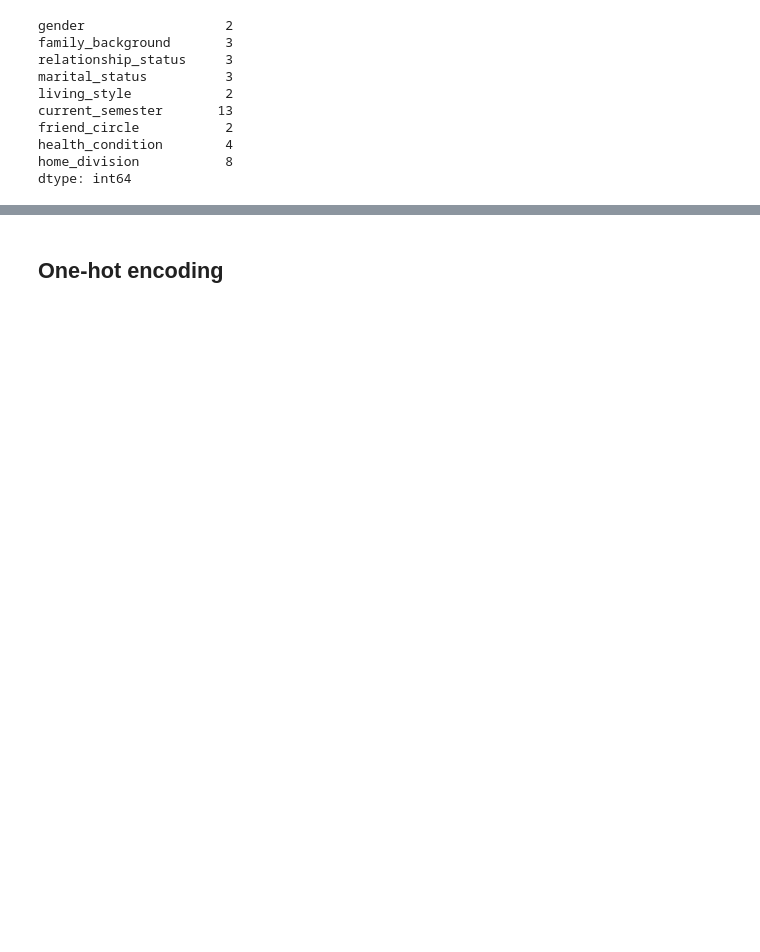
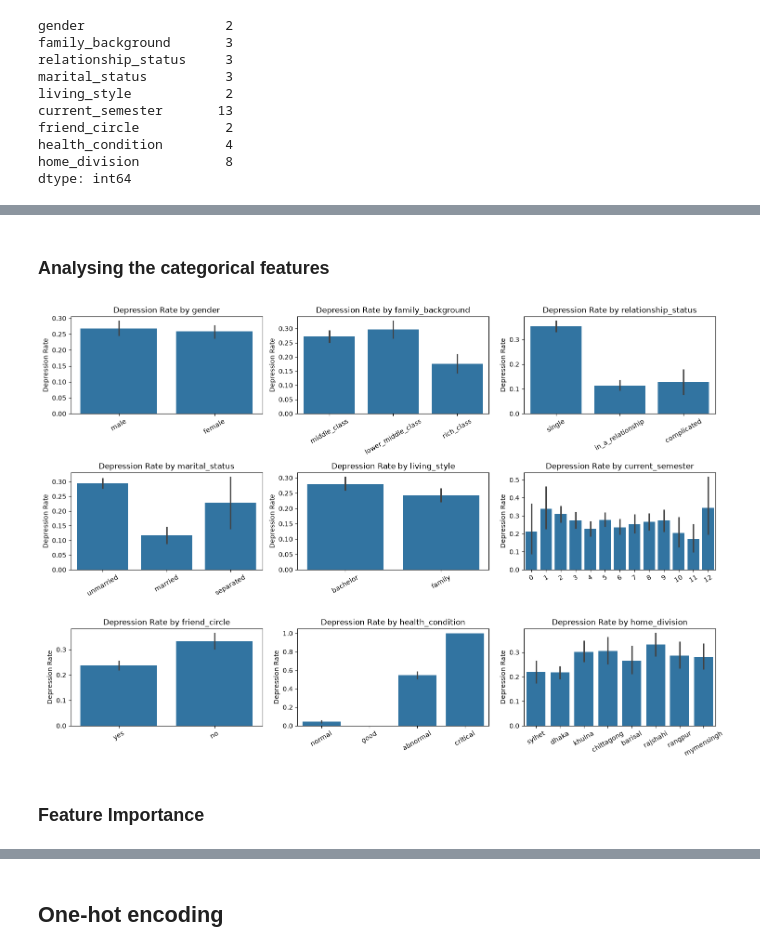
Before and after one commit to emorozo2006/student-depression-detection, a Jupyter notebook: notebook.ipynb, the cells around one changed output, grey strips where cells are left out. Saved outputs shown, nothing was run; the diff lists cells and outputs as text; code cells hidden in the pictures; blank space fills up the shorter version.

```diff
--- a/notebook.ipynb
+++ b/notebook.ipynb
@@ -114,0 +168,7 @@ dtype: int64
+# %%
+#applying np.log1p() to cost_without_study to reduce right-skewness
+df['cost_without_study_log'] = np.log1p(df['cost_without_study'])
+df_full_train['cost_without_study_log']=np.log1p(df_full_train['cost_without_study'])
+df_train['cost_without_study_log'] = np.log1p(df_train['cost_without_study'])
+df_val['cost_without_study_log'] = np.log1p(df_val['cost_without_study'])
+df_test['cost_without_study_log'] = np.log1p(df_test['cost_without_study'])
@@ -114,0 +183,19 @@ dtype: int64
+# %% [markdown]
+### Analysing the categorical features
+# %%
+plt.figure(figsize=(15, 10))
+
+for i, c in enumerate(categorical, 1):
+    plt.subplot(3, 3, i)
+    sns.barplot(x=c, y='depression', data=df_full_train)
+    plt.title(f'Depression Rate by {c}')
+    plt.ylabel('Depression Rate')
+    plt.xlabel('')
+    plt.xticks(rotation=30)
+
+plt.tight_layout()
+plt.show()
+# %% [output]
+[figure, added]
+# %% [markdown]
+### Feature Importance
```
Also changed, not shown: parts of 27 cells of this notebook.
